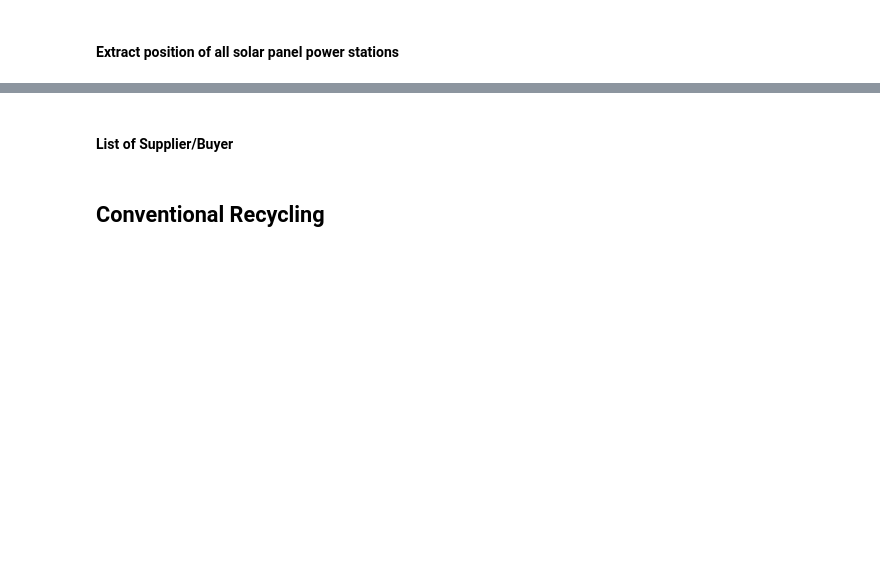
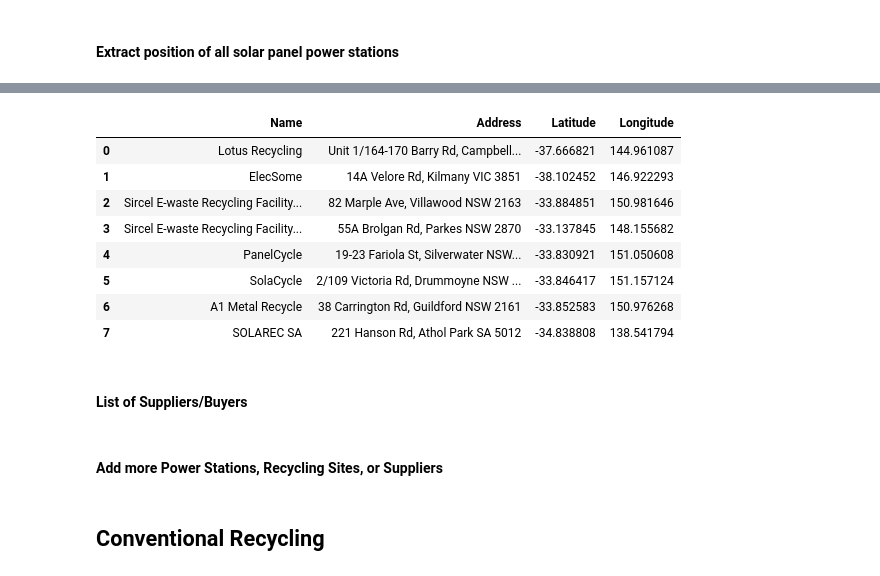
Before and after one commit to 12Riana/Calc_Transport_EoL, a Jupyter notebook: code.ipynb, the cells around one changed output, grey strips where cells are left out. Cells and saved outputs as stored; diff of their text form; code cells hidden in the pictures; blank space fills up the shorter version.

```diff
--- a/code.ipynb
+++ b/code.ipynb
@@ -135,5 +147,71 @@ df
+# %%
+list_recycling = [
+    {
+        "Name": "Lotus Recycling",
+        "Address": "Unit 1/164-170 Barry Rd, Campbellfield VIC 3061",
+        "Latitude": -37.6668209473573,
+        "Longitude": 144.96108676673023
+    },
+    {
+        "Name": "ElecSome",
+        "Address": "14A Velore Rd, Kilmany VIC 3851",
+        "Latitude": -38.10245163280617,
+        "Longitude": 146.9222926937459
+    },
+    {
+        "Name": "Sircel E-waste Recycling Facility, Villawood NSW",
+        "Address": "82 Marple Ave, Villawood NSW 2163",
+        "Latitude": -33.884850520566815,
+        "Longitude": 150.98164615300837
+    },
+    {
+        "Name": "Sircel E-waste Recycling Facility, Parkes NSW",
+        "Address": "55A Brolgan Rd, Parkes NSW 2870",
+        "Latitude": -33.137844509225616,
+        "Longitude": 148.15568182228319
+    },
+    {
+        "Name": "PanelCycle",
+        "Address": "19-23 Fariola St, Silverwater NSW 2128",
+        "Latitude": -33.83092053380833,
+        "Longitude": 151.05060846577945
+    },
+    {
+        "Name": "SolaCycle",
+        "Address": "2/109 Victoria Rd, Drummoyne NSW 2047",
+        "Latitude": -33.846416972446406,
+        "Longitude": 151.15712392918581
+    },
+    {
+        "Name": "A1 Metal Recycle",
+        "Address": "38 Carrington Rd, Guildford NSW 2161",
+        "Latitude": -33.852582730304405,
+        "Longitude": 150.97626794409123
+    },
+    {
+        "Name": "SOLAREC SA",
+        "Address": "221 Hanson Rd, Athol Park SA 5012",
+        "Latitude": -34.83880818170377,
+        "Longitude": 138.5417941852031
+    }
+]
+
+list_rs = pd.DataFrame(list_recycling)
+list_rs
+# %% [output]
+|  | Name | Address | Latitude | Longitude |
+| 0 | Lotus Recycling | Unit 1/164-170 Barry Rd, Campbell... | -37.666821 | 144.961087 |
+| 1 | ElecSome | 14A Velore Rd, Kilmany VIC 3851 | -38.102452 | 146.922293 |
+| 2 | Sircel E-waste Recycling Facility... | 82 Marple Ave, Villawood NSW 2163 | -33.884851 | 150.981646 |
+| 3 | Sircel E-waste Recycling Facility... | 55A Brolgan Rd, Parkes NSW 2870 | -33.137845 | 148.155682 |
+| 4 | PanelCycle | 19-23 Fariola St, Silverwater NSW... | -33.830921 | 151.050608 |
+| 5 | SolaCycle | 2/109 Victoria Rd, Drummoyne NSW ... | -33.846417 | 151.157124 |
+| 6 | A1 Metal Recycle | 38 Carrington Rd, Guildford NSW 2161 | -33.852583 | 150.976268 |
+| 7 | SOLAREC SA | 221 Hanson Rd, Athol Park SA 5012 | -34.838808 | 138.541794 |
 # %% [markdown]
-#### List of Supplier/Buyer
+#### List of Suppliers/Buyers
+# %% [markdown]
+#### Add more Power Stations, Recycling Sites, or Suppliers
 # %% [markdown]
 ## Conventional Recycling
 # %% [markdown]
```
Also changed, not shown: parts of 20 cells of this notebook, 1 other file.
